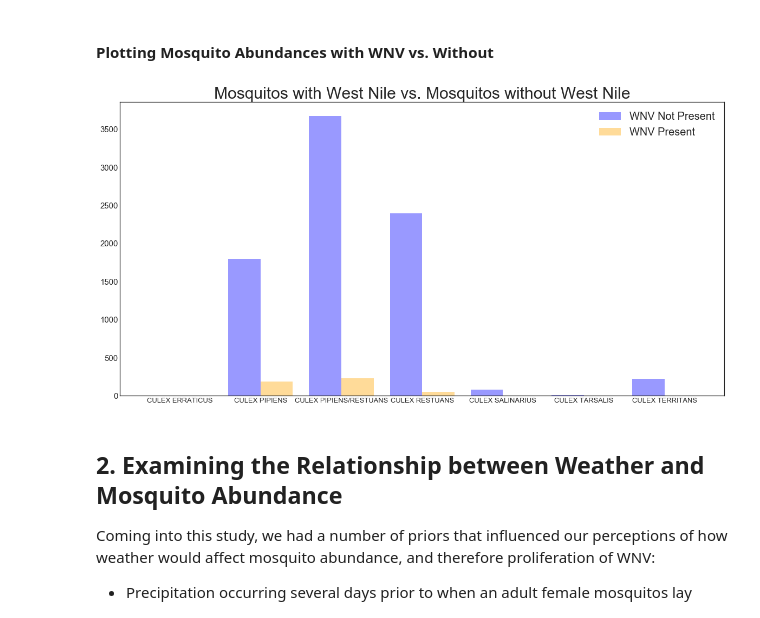
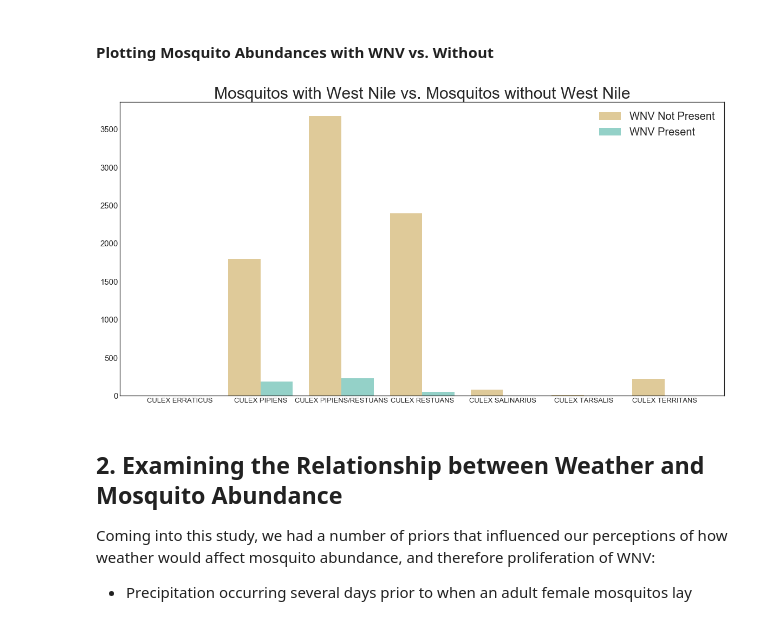
Before and after one commit to camarenad/wnv_prevention, a Jupyter notebook: jj/nb_suggested_order/02_EDA.ipynb, the cells around one changed output. Drawn from its saved outputs; the diff is of its cells as text; code cells hidden in the pictures.

Commit message:
images folder created

```diff
--- a/jj/nb_suggested_order/02_EDA.ipynb
+++ b/jj/nb_suggested_order/02_EDA.ipynb
@@ -149,18 +153,19 @@ dfWNV0
 # %%
 import matplotlib.style as style
 style.use('seaborn-white')
 fig, ax = plt.figure(figsize=(20,10)), plt.gca()
 locs, labels = plt.xticks(fontsize=13)
 plt.yticks(fontsize=15)
 plt.setp(labels, rotation=0)
 # ax.spines['top'].set_visible(False)
 # ax.spines['right'].set_visible(False)
 plt.title("Mosquitos with West Nile vs. Mosquitos without West Nile", fontsize=30)
-plt.bar(dfWNV0['Species'], dfWNV0['NumMosquitos'], align='edge', width=-.4, color = "blue", alpha = .4)
-plt.bar(dfWNV['Species'], dfWNV['NumMosquitos'], align='edge', width=.4, color = "orange", alpha = .4)
-plt.legend(labels=['WNV Not Present','WNV Present'], fontsize=20);
+plt.bar(dfWNV0['Species'], dfWNV0['NumMosquitos'], align='edge', width=-.4, color = "#dfca99")
+plt.bar(dfWNV['Species'], dfWNV['NumMosquitos'], align='edge', width=.4, color = "#94d1c8")
+plt.legend(labels=['WNV Not Present','WNV Present'], fontsize=20)
+plt.savefig('../../images/mosquitos_wnv.png')
 # %% [output]
-[figure, old version]
+[figure, new version]
 # %% [markdown]
 <a name="2"></a>
 ## 2. Examining the Relationship between Weather and Mosquito Abundance
```
Also changed, not shown: parts of 3 cells of this notebook, 2 other files.
